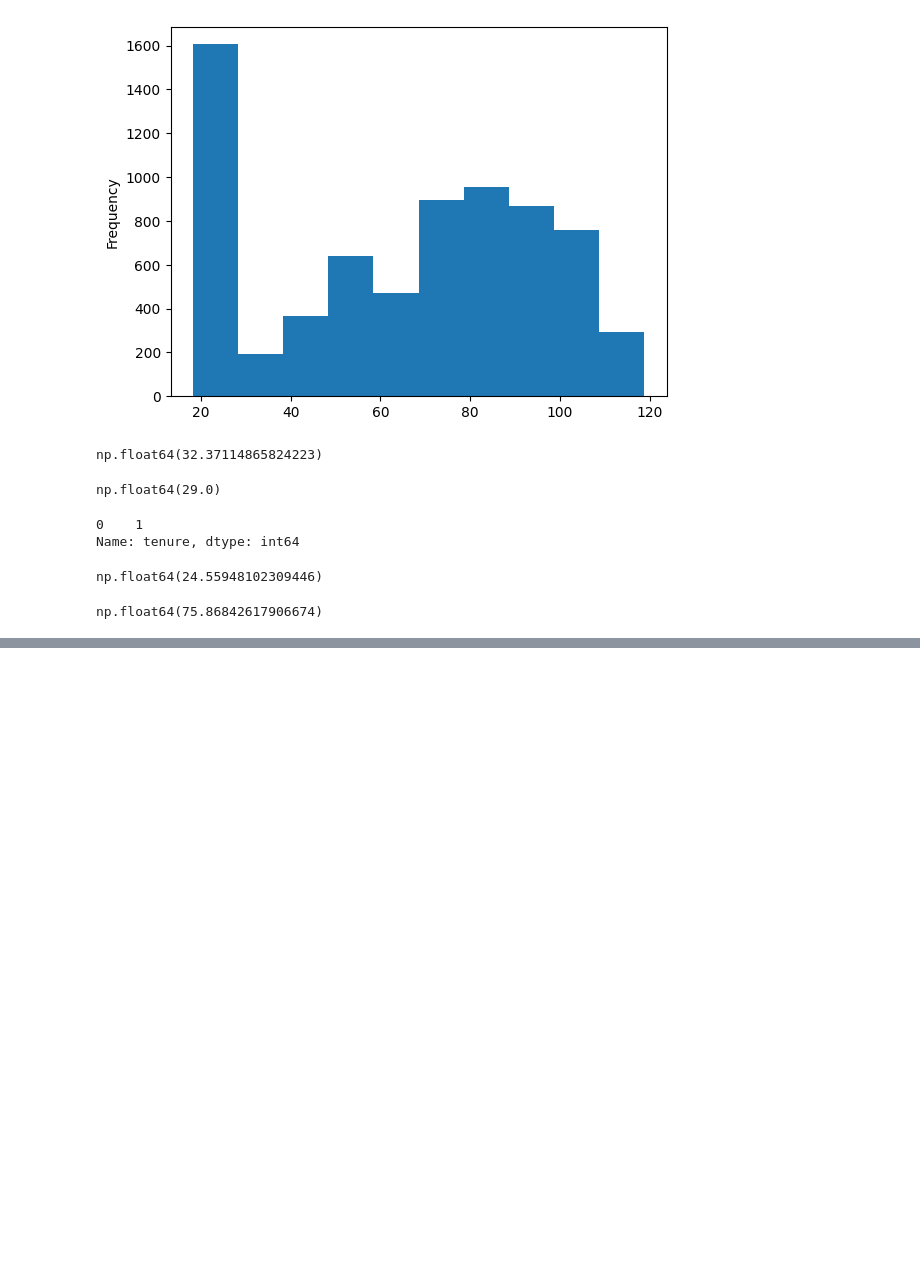
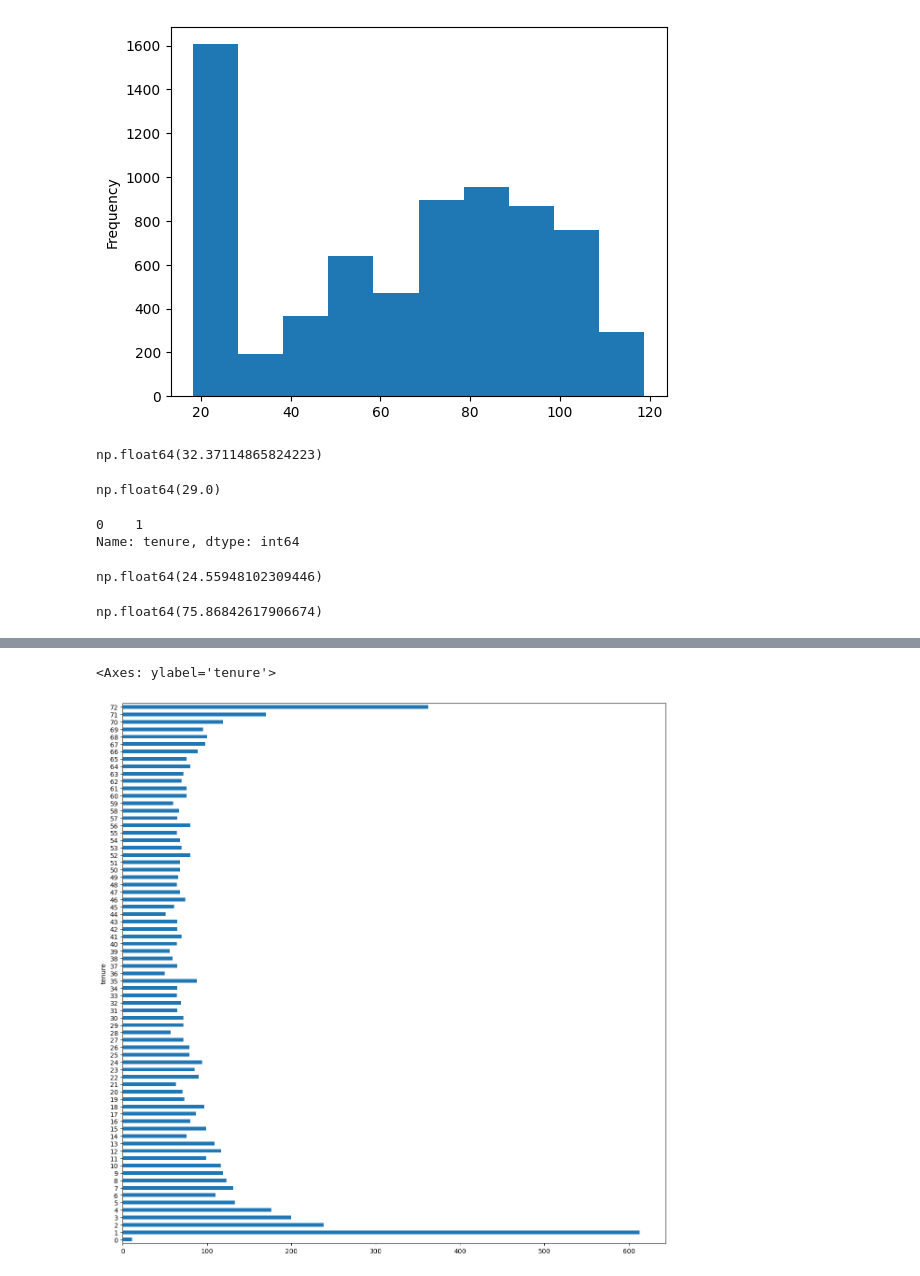
Before and after one commit to gabrieljorda/Python-EDA, a Jupyter notebook: EDA.ipynb, the cells around one changed output, grey strips where cells are left out. Drawn from its saved outputs; the diff is of its cells as text; code cells hidden in the pictures; blank space fills up the shorter version.

```diff
--- a/EDA.ipynb
+++ b/EDA.ipynb
@@ -685,0 +745,6 @@ np.float64(75.86842617906674)
+# %%
+# Representação visual
+df_churn.groupby(["tenure"])["tenure"].count().sort_index().plot.barh(figsize=(15,15))
+# %% [output]
+<Axes: ylabel='tenure'>
+[figure, added]
```
Also changed, not shown: parts of 8 cells of this notebook.
